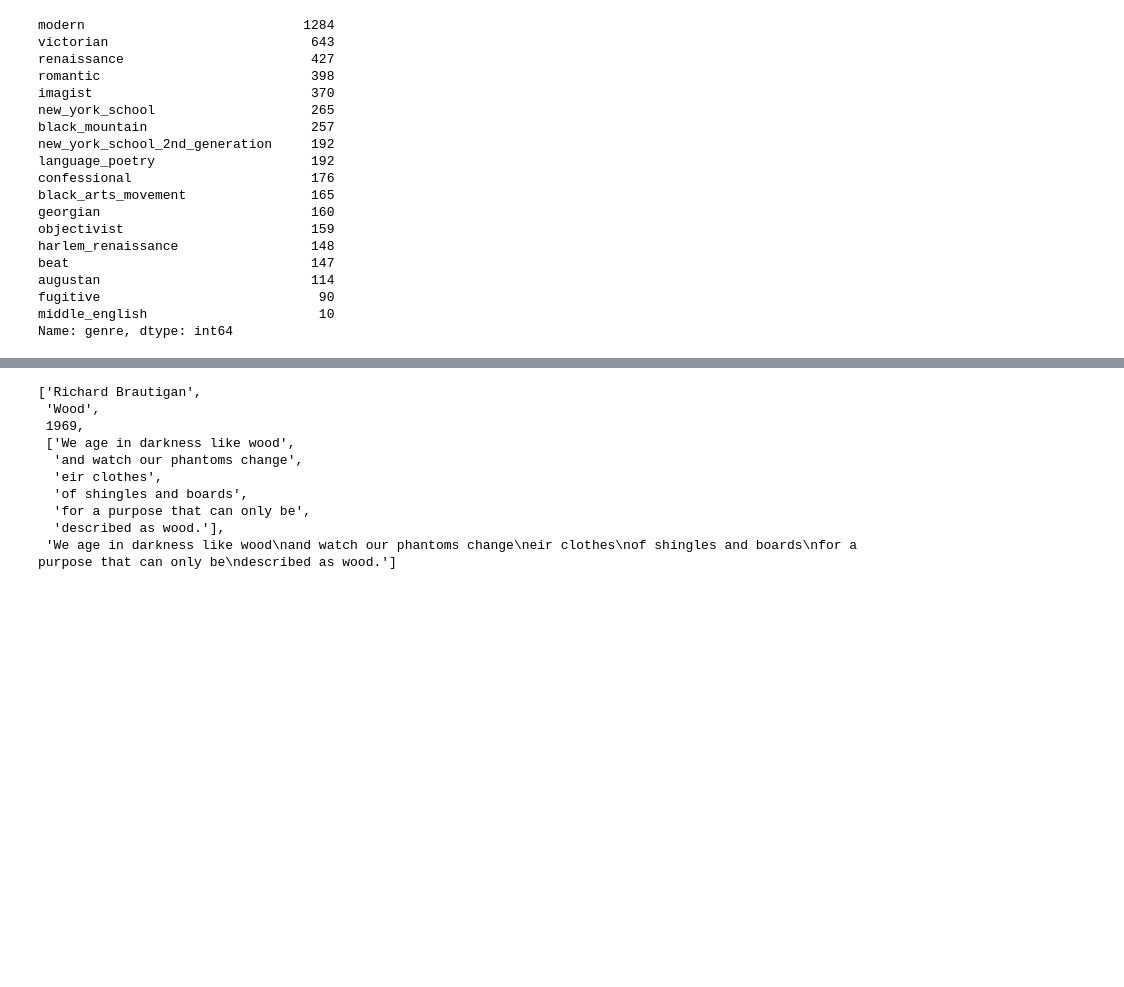
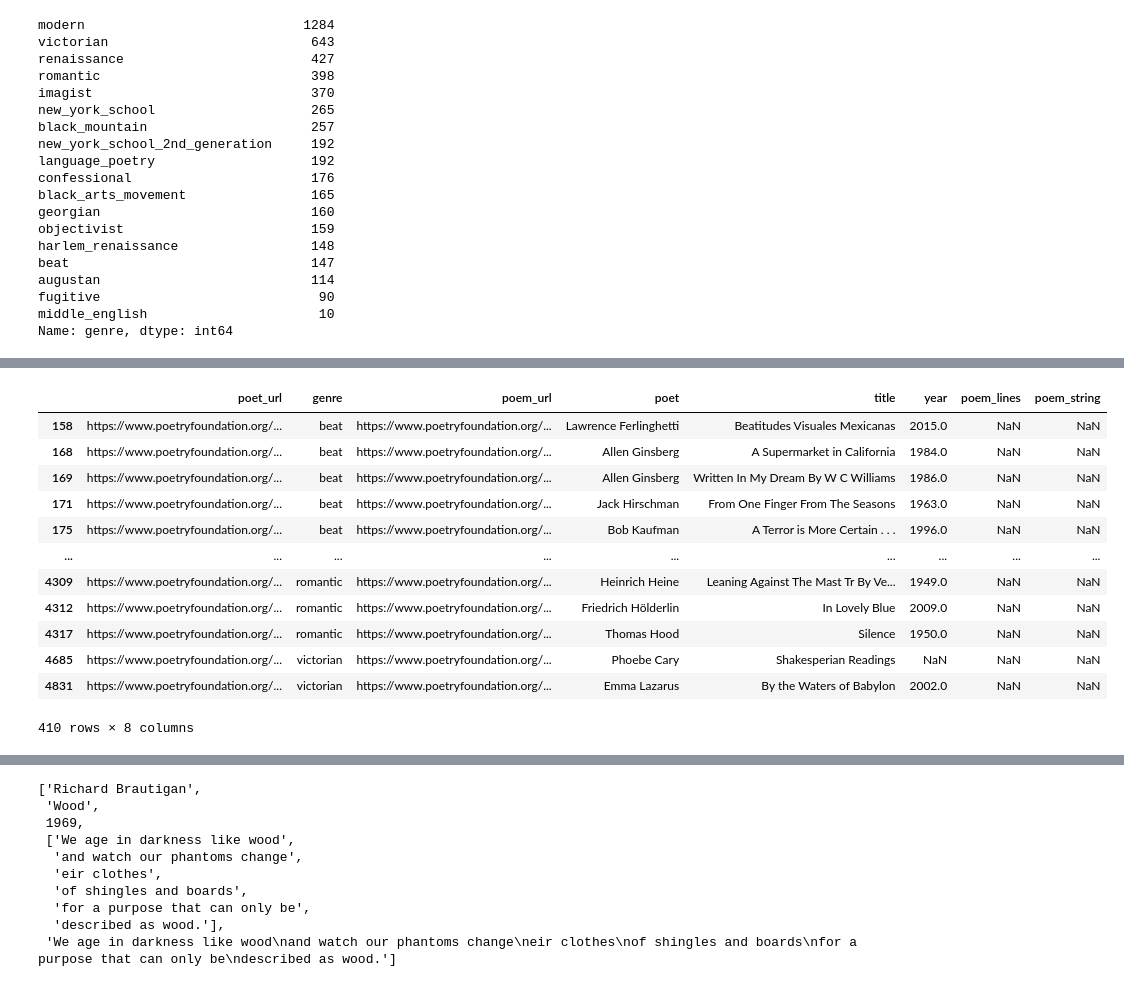
Before and after one commit to p-szymo/poetry_genre_classifier, a Jupyter notebook: webscraping_notebook.ipynb, the cells around one changed output, grey strips where cells are left out. Saved outputs shown, nothing was run; the diff lists cells and outputs as text; code cells hidden in the pictures; blank space fills up the shorter version.

```diff
--- a/webscraping_notebook.ipynb
+++ b/webscraping_notebook.ipynb
@@ -444,0 +439,3 @@ dtype: int64
+# %%
+df['poem_lines'] = df.poem_lines.apply(lambda x: literal_eval(x))
+df.loc[0,'poem_lines']
@@ -445,3 +535,19 @@ dtype: int64
+# %%
+df[df.poem_lines.isna()]
+# %% [output]
+|  | poet_url | genre | poem_url | poet | title | year | poem_lines | poem_string |
+| 158 | https://www.poetryfoundation.org/... | beat | https://www.poetryfoundation.org/... | Lawrence Ferlinghetti | Beatitudes Visuales Mexicanas | 2015.0 | NaN | NaN |
+| 168 | https://www.poetryfoundation.org/... | beat | https://www.poetryfoundation.org/... | Allen Ginsberg | A Supermarket in California | 1984.0 | NaN | NaN |
+| 169 | https://www.poetryfoundation.org/... | beat | https://www.poetryfoundation.org/... | Allen Ginsberg | Written In My Dream By W C Williams | 1986.0 | NaN | NaN |
+| 171 | https://www.poetryfoundation.org/... | beat | https://www.poetryfoundation.org/... | Jack Hirschman | From One Finger From The Seasons | 1963.0 | NaN | NaN |
+| 175 | https://www.poetryfoundation.org/... | beat | https://www.poetryfoundation.org/... | Bob Kaufman | A Terror is More Certain . . . | 1996.0 | NaN | NaN |
+| ... | ... | ... | ... | ... | ... | ... | ... | ... |
+| 4309 | https://www.poetryfoundation.org/... | romantic | https://www.poetryfoundation.org/... | Heinrich Heine | Leaning Against The Mast Tr By Ve... | 1949.0 | NaN | NaN |
+| 4312 | https://www.poetryfoundation.org/... | romantic | https://www.poetryfoundation.org/... | Friedrich Hölderlin | In Lovely Blue | 2009.0 | NaN | NaN |
+| 4317 | https://www.poetryfoundation.org/... | romantic | https://www.poetryfoundation.org/... | Thomas Hood | Silence | 1950.0 | NaN | NaN |
+| 4685 | https://www.poetryfoundation.org/... | victorian | https://www.poetryfoundation.org/... | Phoebe Cary | Shakesperian Readings | NaN | NaN | NaN |
+| 4831 | https://www.poetryfoundation.org/... | victorian | https://www.poetryfoundation.org/... | Emma Lazarus | By the Waters of Babylon | 2002.0 | NaN | NaN |
+410 rows × 8 columns
 # %%
 df[df.poem_lines.isna()]
 # %% [output]
```
Also changed, not shown: parts of 42 cells of this notebook, 2 other files.
